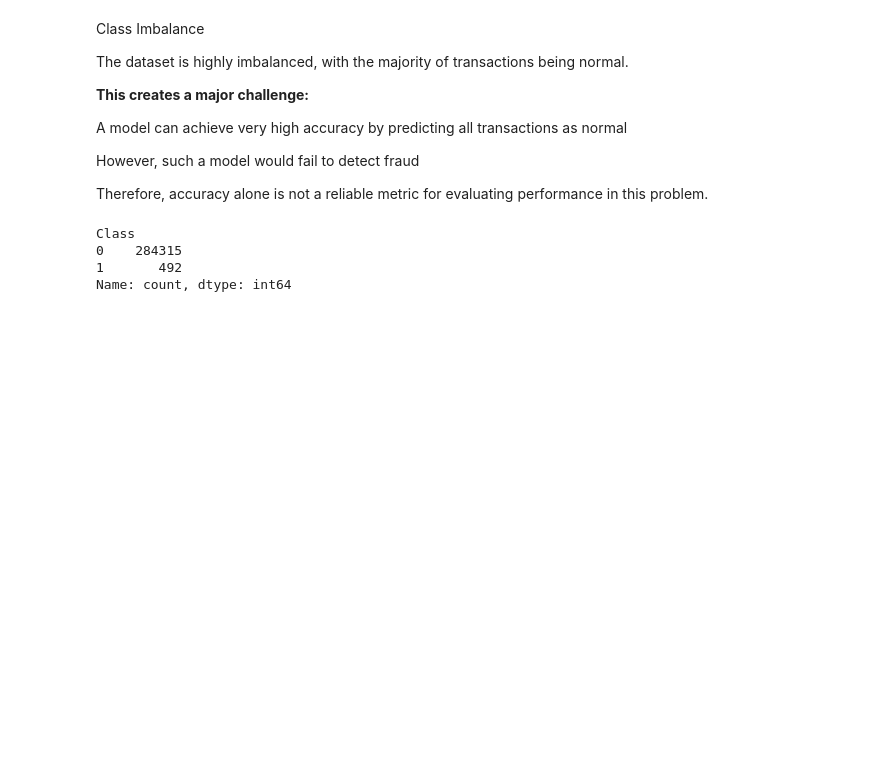
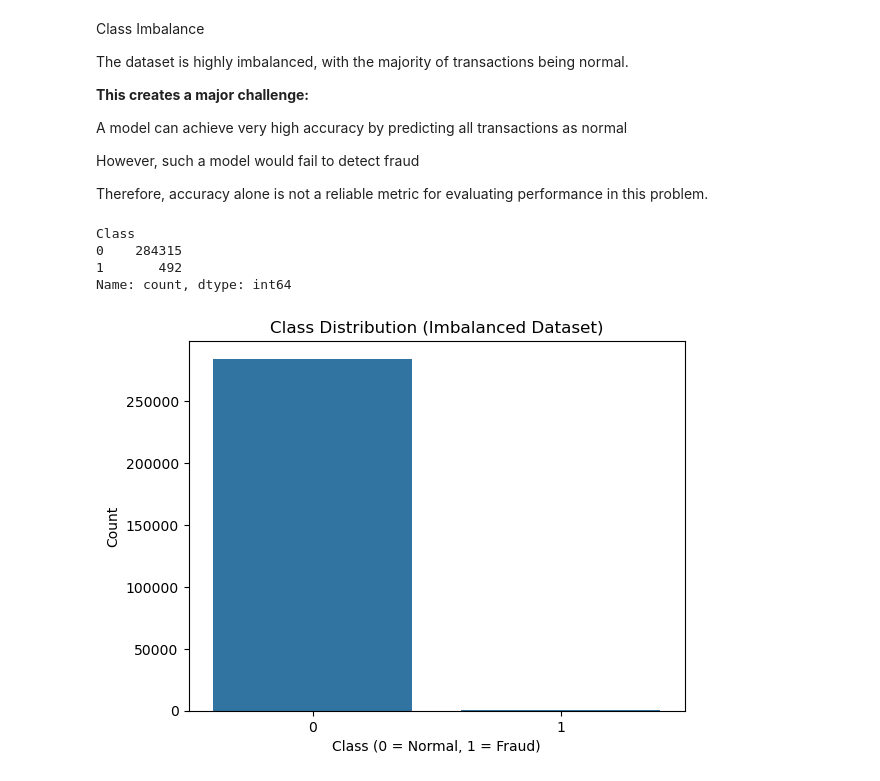
Before and after one commit to kaweesha-nethmina/credit-card-fraud-detection, a Jupyter notebook: fraud_detection.ipynb, the cells around one changed output. Saved outputs shown, nothing was run; the diff lists cells and outputs as text; code cells hidden in the pictures; blank space fills up the shorter version.

Commit message:
feat: visualize class imbalance

```diff
--- a/fraud_detection.ipynb
+++ b/fraud_detection.ipynb
@@ -129,3 +129,16 @@ Class
 0    284315
 1       492
 Name: count, dtype: int64
+# %%
+# ============================================
+# Visualize class imbalance
+# ============================================
+
+plt.figure()
+sns.barplot(x=class_counts.index, y=class_counts.values)
+plt.title("Class Distribution (Imbalanced Dataset)")
+plt.xlabel("Class (0 = Normal, 1 = Fraud)")
+plt.ylabel("Count")
+plt.show()
+# %% [output]
+[figure, added]
```
